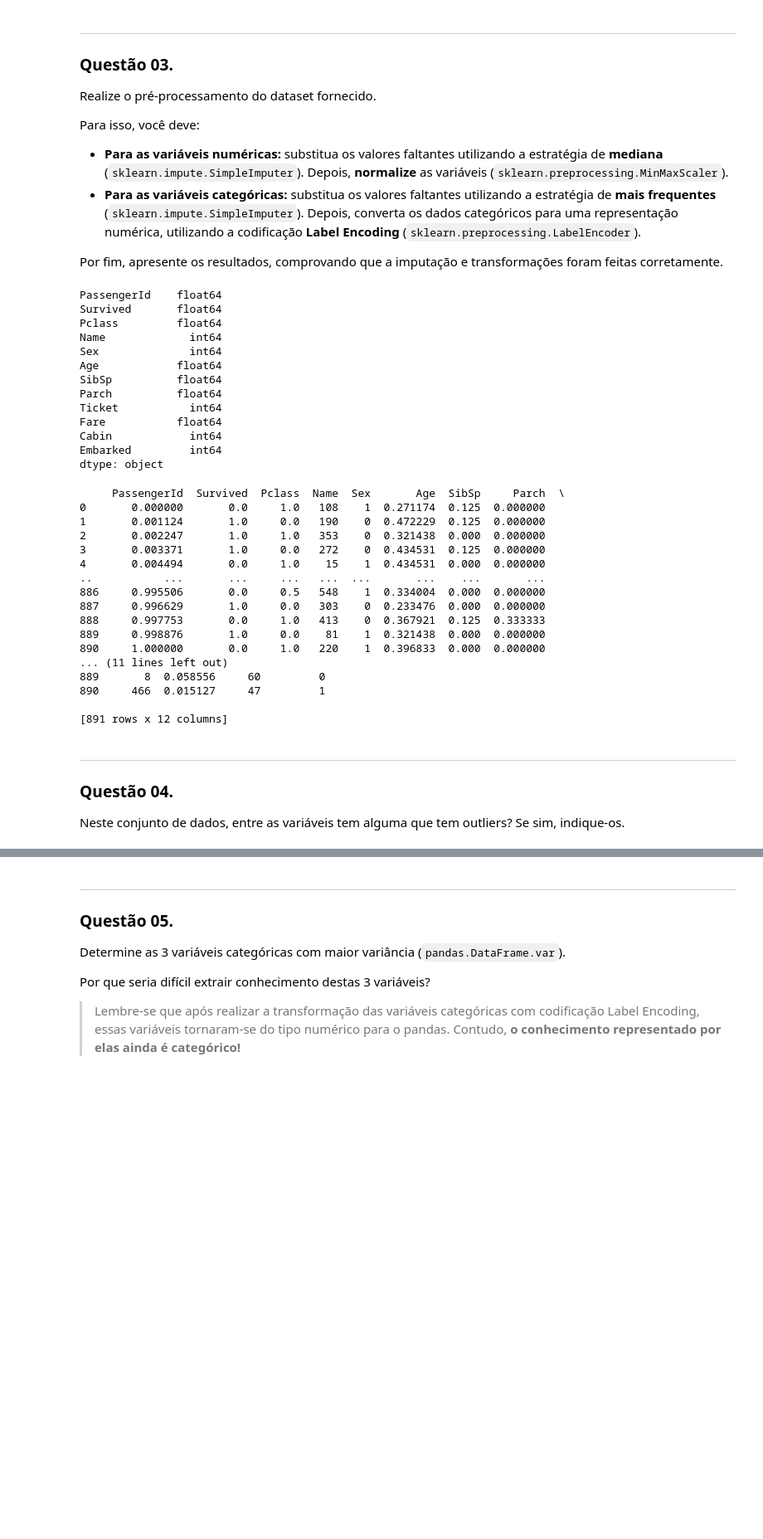
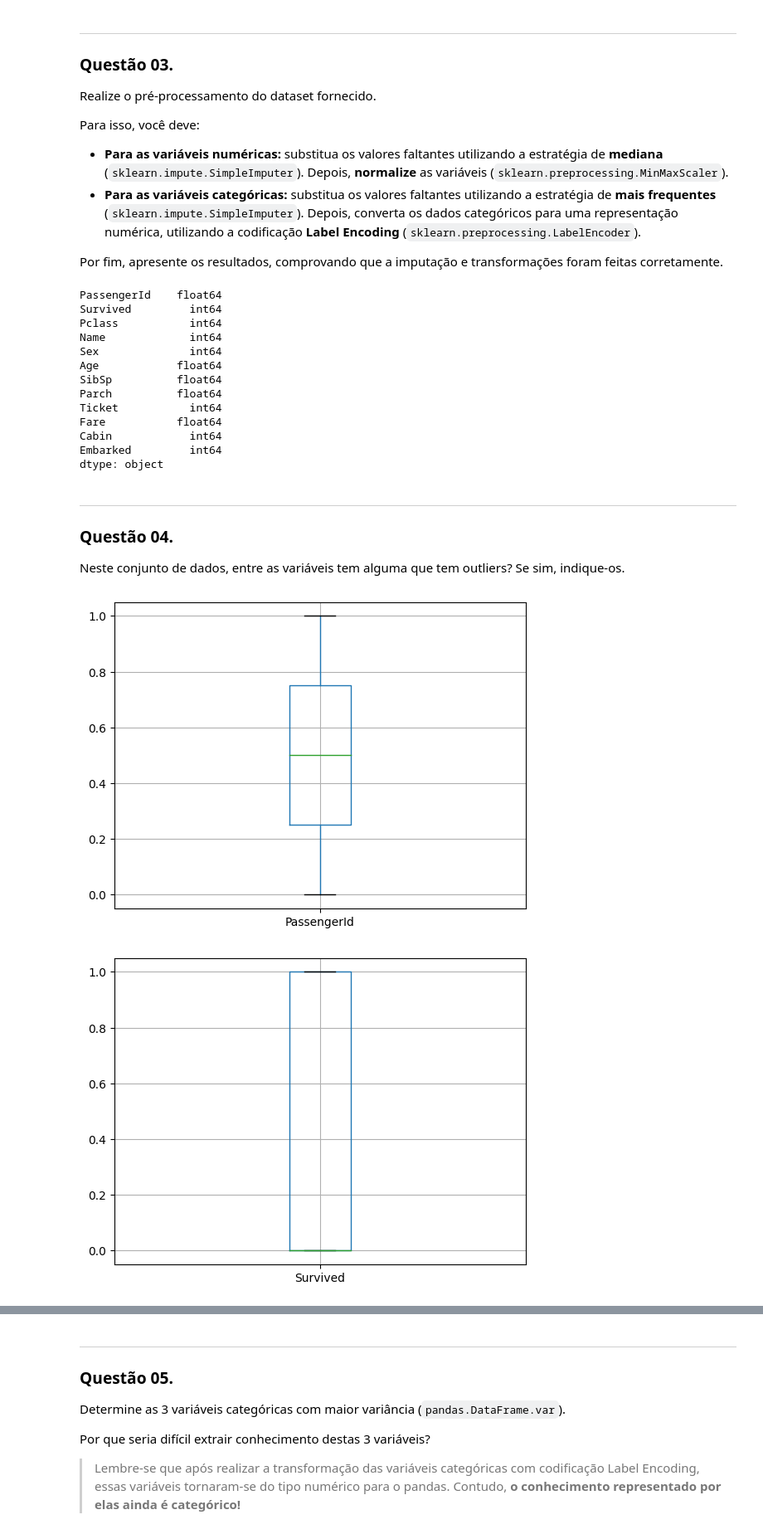
Before and after one commit to Roger0Souza/Data-Science, a Jupyter notebook: Exercicios/Ex3.ipynb, the cells around one changed output, grey strips where cells are left out. Shown at 83% size. Cells and saved outputs as stored; diff of their text form; code cells hidden in the pictures; blank space fills up the shorter version.

```diff
--- a/Exercicios/Ex3.ipynb
+++ b/Exercicios/Ex3.ipynb
@@ -91,0 +92,11 @@ dtype: object
+# %%
+faltantes = pd.DataFrame.isna(dtset).sum()
+print(faltantes)
+print('')
+print(dtset.dtypes)
+dtset['Pclass'] = dtset['Pclass'].astype(object)
+dtset['Survived'] = dtset['Survived'].astype(object)
+
+print('')
+print('Corrigido:')
+print(dtset.dtypes)
@@ -117,7 +146,7 @@ imputer.fit_transform(dtset[col_num])
 dtset[col_num] = imputer.transform(dtset[col_num])
 
 from sklearn.preprocessing import MinMaxScaler
-
+#Normalização
 scaler = MinMaxScaler()
 
 scaler.fit(dtset[col_num])
@@ -133,7 +162,7 @@ col_char = dtset.select_dtypes(include=['category', 'object']).columns
 imputer2.fit(dtset[col_char])
 
 dtset[col_char] = imputer2.transform(dtset[col_char])
-
+#Normalização
 from sklearn.preprocessing import LabelEncoder
 
 encoder = LabelEncoder()
@@ -143,8 +172,8 @@ dtset[col_char] = dtset[col_char].apply(encoder.fit_transform)
 print(dtset.dtypes)
 # %% [output]
 PassengerId    float64
-Survived       float64
-Pclass         float64
+Survived         int64
+Pclass           int64
 Name             int64
 Sex              int64
 Age            float64
@@ -155,26 +184,6 @@ Fare           float64
 Cabin            int64
 Embarked         int64
 dtype: object
-# %%
-print(dtset)
-# %% [output]
-     PassengerId  Survived  Pclass  Name  Sex       Age  SibSp     Parch  \
-0       0.000000       0.0     1.0   108    1  0.271174  0.125  0.000000
-1       0.001124       1.0     0.0   190    0  0.472229  0.125  0.000000
-2       0.002247       1.0     1.0   353    0  0.321438  0.000  0.000000
-3       0.003371       1.0     0.0   272    0  0.434531  0.125  0.000000
-4       0.004494       0.0     1.0    15    1  0.434531  0.000  0.000000
-..           ...       ...     ...   ...  ...       ...    ...       ...
-886     0.995506       0.0     0.5   548    1  0.334004  0.000  0.000000
-887     0.996629       1.0     0.0   303    0  0.233476  0.000  0.000000
-888     0.997753       0.0     1.0   413    0  0.367921  0.125  0.333333
-889     0.998876       1.0     0.0    81    1  0.321438  0.000  0.000000
-890     1.000000       0.0     1.0   220    1  0.396833  0.000  0.000000
-... (11 lines left out)
-889       8  0.058556     60         0
-890     466  0.015127     47         1
-
-[891 rows x 12 columns]
 # %% [markdown]
 
 
@@ -187,0 +195,11 @@ import matplotlib.pyplot as plt
+# %%
+import matplotlib.pyplot as plt
+
+vetor = ['PassengerId', 'Survived', 'Pclass', 'Name', 'Sex', 'Age', 'SibSp', 'Parch', 'Ticket', 'Fare', 'Cabin',  'Embarked']
+for i in range(len(vetor)):
+  dtset.boxplot(column=vetor[i])
+  plt.show()
+#Variáveis com outliers: Age, SibSp, Parch, Fare, Cabin
+# %% [output]
+[figure, added]
+[figure, added]
```
Also changed, not shown: parts of 10 cells of this notebook, 2 other files.
